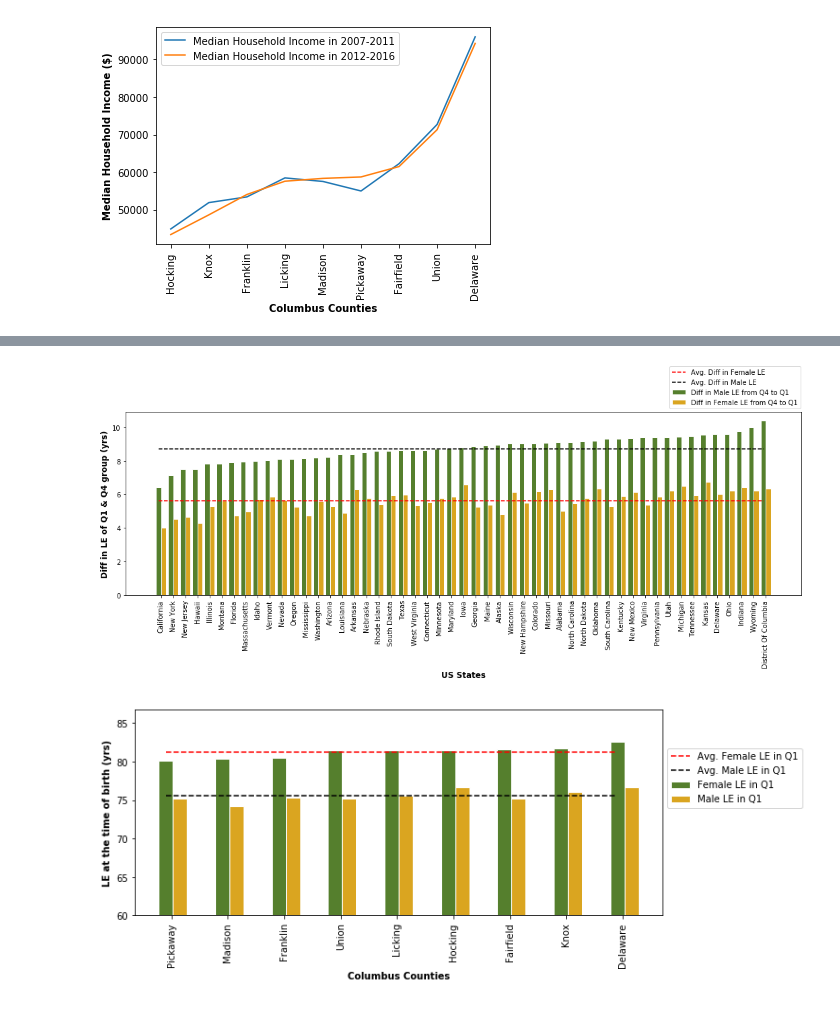
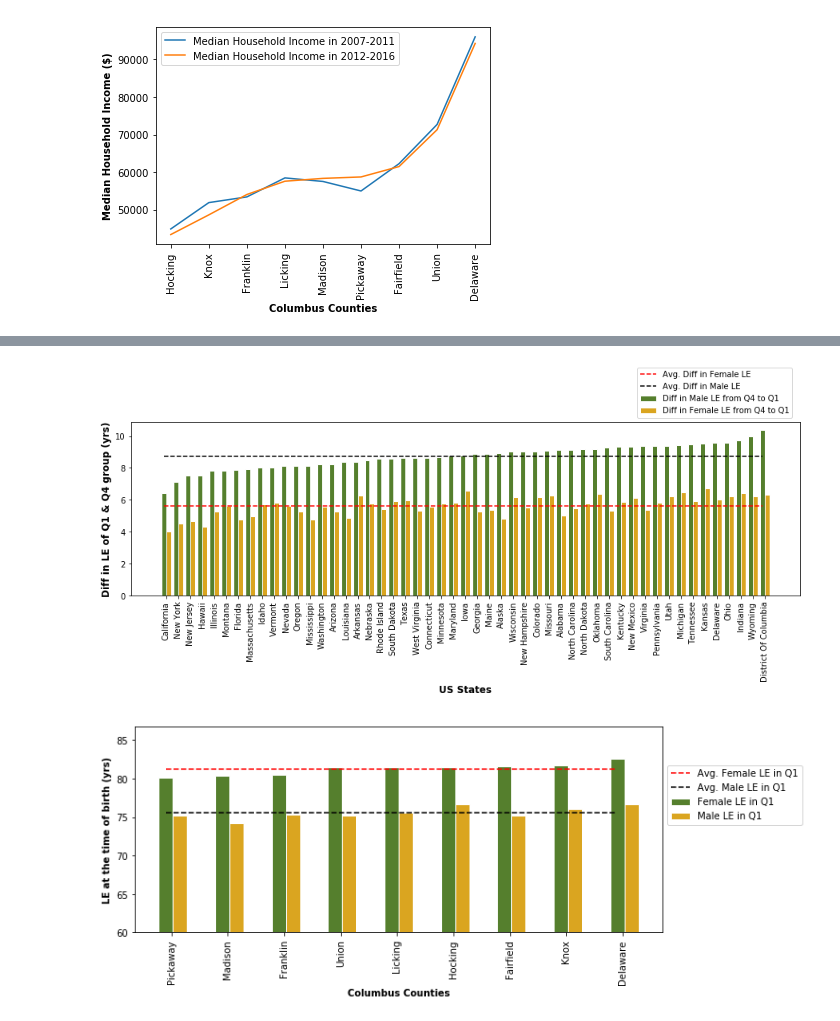
Before and after one commit to elewanto/visual-design-project, a Jupyter notebook: python/le_analysis.ipynb, the cells around one changed output, grey strips where cells are left out. Cells and saved outputs as stored; diff of their text form; code cells hidden in the pictures.

```diff
--- a/python/le_analysis.ipynb
+++ b/python/le_analysis.ipynb
@@ -222,30 +222,30 @@ plt.show()
 # %%
 income['diff_male'] = income['le_raceadj_q4_M'] - income['le_raceadj_q1_M']
 income['diff_female'] = income['le_raceadj_q4_F'] - income['le_raceadj_q1_F']
 inc3 = income.sort_values(by='diff_male')
 pos = list(range(len(income['diff_male'])))
 barWidth = 0.4
 
 # Plotting the bars
-fig, ax = plt.subplots(figsize=(18,5))
+fig, ax = plt.subplots(figsize=(15,4))
 
 # Make the plot
 plt.bar(pos, inc3['diff_male'], color='#557f2d', width=barWidth, edgecolor='white', label='Diff in Male LE from Q4 to Q1')
 plt.bar([x + barWidth for x in pos], inc3['diff_female'], color='goldenrod', width=barWidth, edgecolor='white', label='Diff in Female LE from Q4 to Q1')
 plt.plot(pos, [income['diff_female'].mean() for p in range(len(pos))], 'r--', label = 'Avg. Diff in Female LE')
 plt.plot(pos, [income['diff_male'].mean() for p in range(len(pos))], 'k--', label = 'Avg. Diff in Male LE')
 
 # Add xticks on the middle of the group bars
 plt.xlabel('US States', fontweight='bold', fontsize='large')
 plt.ylabel('Diff in LE of Q1 & Q4 group (yrs)', fontweight='bold', fontsize='large')
 ax.set_xticks([p + 0.5 * barWidth for p in pos])
 ax.set_xticklabels(inc3.statename, rotation='vertical')
 
 # Create legend & Show graphic
-plt.legend(bbox_to_anchor=(0.8,1), loc="lower left")
+plt.legend(bbox_to_anchor=(0.75,1), loc="lower left")
 plt.show()
 # %% [output]
-[figure, old version]
+[figure, new version]
 # %%
 income_OH = pd.read_csv('./Data/LE_M_F_County_Income_2015.csv')
 income_Cbus = income_OH[(income_OH['statename'] == 'Ohio') & (income_OH['cz_name'] == 'Columbus')]
```
Also changed, not shown: parts of 2 cells of this notebook, 18 other files.
